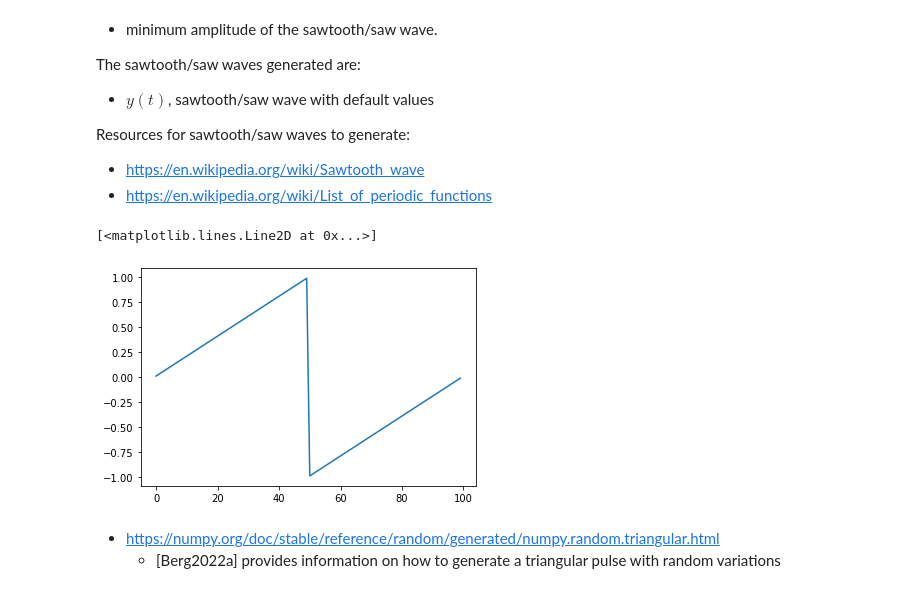
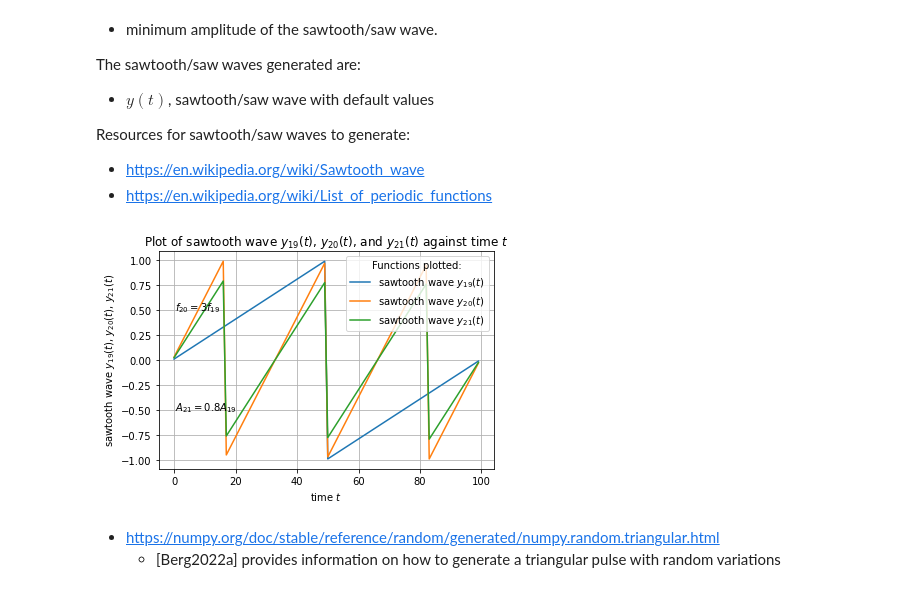
Before and after one commit to eda-ricercatore/python-sandbox, a Jupyter notebook: b-visualization/plot-to-file.ipynb, the cells around one changed output. Saved outputs shown, nothing was run; the diff lists cells and outputs as text; code cells hidden in the pictures.

```diff
--- a/b-visualization/plot-to-file.ipynb
+++ b/b-visualization/plot-to-file.ipynb
@@ -808,31 +1228,75 @@ Resources for sawtooth/saw waves to generate:
 # %%
 """
 https://qiskit.org/documentation/stubs/qiskit.pulse.library.sawtooth.html
 Author: Qiskit Development Team
 Date: January 12, 2023
 from Qiskit: Documentation: Core: Qiskit Terra: Qiskit documentation: Qiskit 0.39.4 documentation: Qiskit Terra API Reference: Pulse (qiskit.pulse): qiskit.pulse.library.sawtooth
 IBM Corporation
 Armonk, NY
 viewed Jan 19, 2023
 [AtAv2021]
 
+from Qiskit: Documentation: Core: Qiskit Terra: Qiskit documentation: Qiskit 0.39.4 documentation: Qiskit Terra API Reference
+https://qiskit.org/documentation/apidoc/terra.html
 
 The Pulse sub-library contains functions to generate:
+https://qiskit.org/documentation/apidoc/pulse.html
 square waves
+https://qiskit.org/documentation/stubs/qiskit.pulse.library.square.html
 sawtooth waves
-https://qiskit.org/documentation/apidoc/pulse.html
+https://qiskit.org/documentation/stubs/qiskit.pulse.library.sawtooth.html
+triangle waves
+https://qiskit.org/documentation/stubs/qiskit.pulse.library.triangle.html
 
 """
 from qiskit.pulse.library import sawtooth
 
 duration = 100
 amp = 1
 freq = 1 / duration
-sawtooth_wave = numpy.real(sawtooth(duration, amp, freq).samples)
-plt.plot(range(duration), sawtooth_wave)
+time_x_axis = range(duration)
+sawtooth_wave_qiskit = numpy.real(sawtooth(duration, amp, freq).samples)
+#plt.plot(time_x_axis, sawtooth_wave)
+# Plot sawtooth wave using Qiskit SDK.
+plt.plot(time_x_axis, sawtooth_wave_qiskit, label=r"sawtooth wave $y_{19}(t)$")
+
+freq = 3 / duration
+sawtooth_wave_qiskit_bigger_frequency = numpy.real(sawtooth(duration, amp, freq).samples)
+# Plot sawtooth wave with bigger frequency.
+plt.plot(time_x_axis, sawtooth_wave_qiskit_bigger_frequency, label=r"sawtooth wave $y_{20}(t)$")
+
+"""
+  The maximum amplitude for the sawtooth() function is 1.0.
+  Bigger numbers results in errors.
+"""
+amp = 0.80
+sawtooth_wave_qiskit_bigger_amplitude = numpy.real(sawtooth(duration, amp, freq).samples)
+# Plot sawtooth wave with bigger amplitude.
+plt.plot(time_x_axis, sawtooth_wave_qiskit_bigger_amplitude, label=r"sawtooth wave $y_{21}(t)$")
+
+# Add the title to the plot [Hunter2023].
+plt.title(r'Plot of sawtooth wave $y_{19}(t)$, $y_{20}(t)$, and $y_{21}(t)$ against time $t$')
+# Add mathematical text to the plot [Hunter2023] [Hunter2023a].
+plt.text(0.18, 0.50, r'$f_{20} = 3f_{19}$')
+plt.text(0.18, -0.50, r'$A_{21} = 0.8A_{19}$')
+# Label the y-axis.
+plt.ylabel('sawtooth wave $y_{19}(t)$, $y_{20}(t)$, $y_{21}(t)$')
+# Label the x-axis.
+plt.xlabel('time $t$')
+# Add a legend to the plot [Hunter2023b].
+plt.legend(title='Functions plotted:')
+"""
+  Save plot in PDF format [Peitek2019] [Peitek2019a].
+	This "save to PDF" command has to appear before the .show() command;
+		else, the PDF file would be empty.
+"""
+plt.savefig("plot-to-file-figures/"+"y19_t-y20_t-y21_t-square-waves-generated-from-scipy"+".pdf")
+# Add a grid to the plot to help us read the graph/plot easier.
+plt.grid()
+# Show the plot via GUI representation and the file plot.
+plt.show()
 # %% [output]
-[<matplotlib.lines.Line2D at 0x...>]
-[figure, old version]
+[figure, new version]
 # %% [markdown]
 + https://numpy.org/doc/stable/reference/random/generated/numpy.random.triangular.html
     - [Berg2022a] provides information on how to generate a triangular pulse with random variations
```
Also changed, not shown: parts of 21 cells of this notebook, 26 other files.
